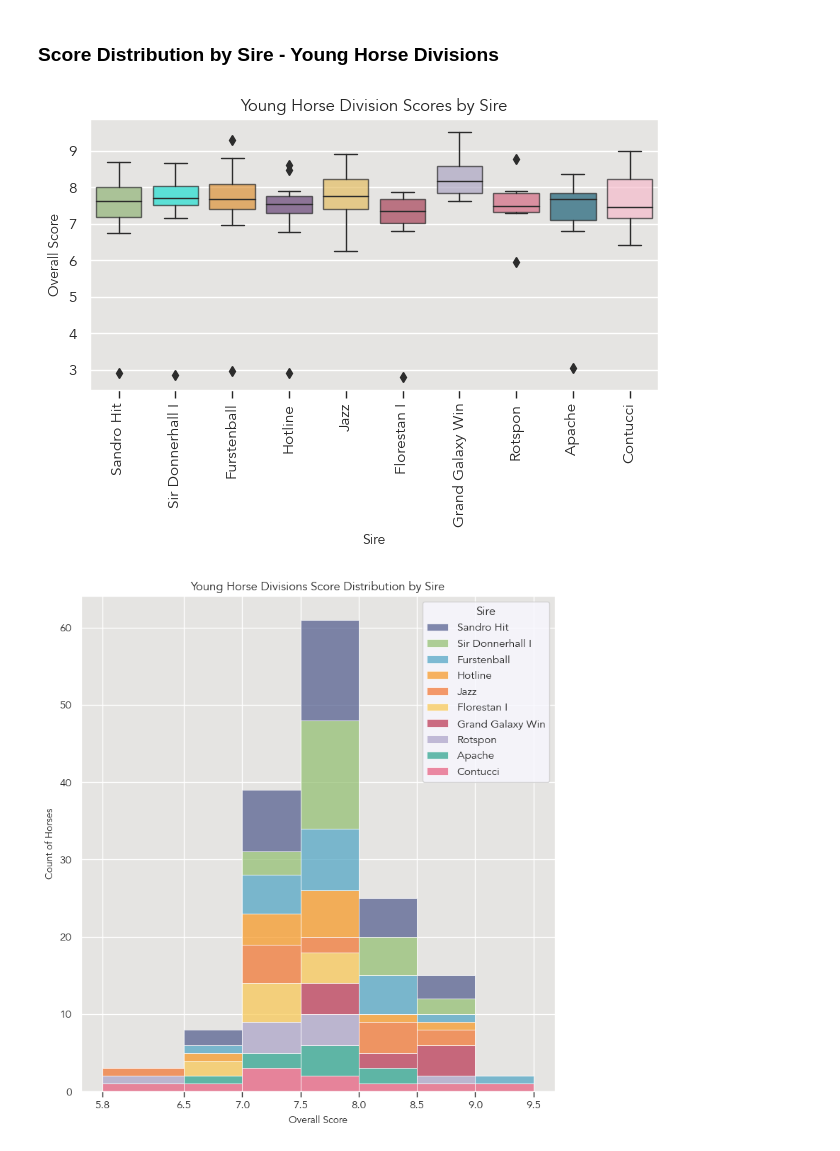
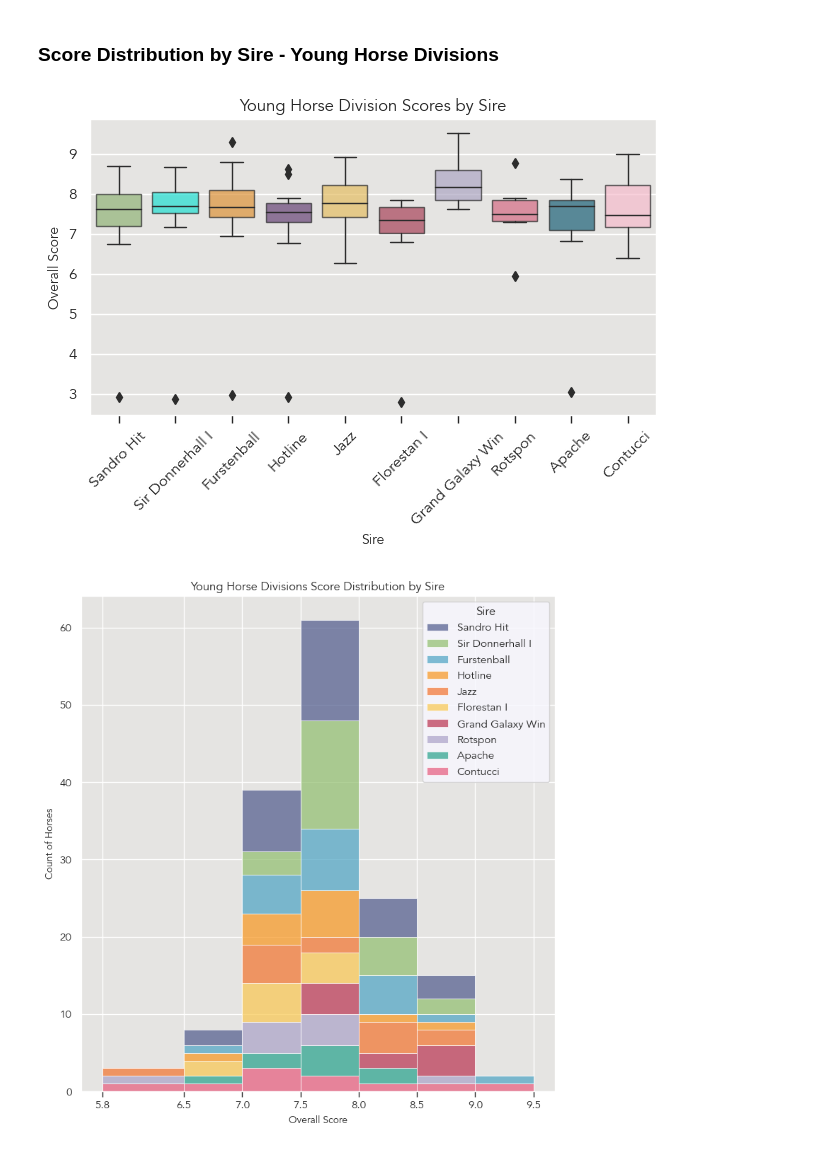
Before and after one commit to siobyrne/young-dressage-horse-program-analysis, a Jupyter notebook: younghorse.ipynb, the cells around one changed output. Saved outputs shown, nothing was run; the diff lists cells and outputs as text; code cells hidden in the pictures.

```diff
--- a/younghorse.ipynb
+++ b/younghorse.ipynb
@@ -1044,35 +1042,35 @@ yh_sire_scores= pd.merge(yh_sire_score_counts, yh_sire_scores)
 # get the sires with 8 or more scores
 yh_sire_scores = yh_sire_scores.loc[(yh_sire_scores['Score Count'] >= 10)]
 
 # calculate IQR for column OverallScore
 Q1 = yh_sire_scores['OverallScore'].quantile(0.25)
 Q3 = yh_sire_scores['OverallScore'].quantile(0.75)
 IQR = Q3 - Q1
 
 # create boxplot to visualize outliers
 sns.boxplot(data=yh_sire_scores, x='Sire', y='OverallScore', palette=color_palette_10, boxprops=dict(alpha=0.7))
 
 # add title and ylabel
 plt.title('Young Horse Division Scores by Sire')
 plt.ylabel('Overall Score')
 
 # rotate xticks
-plt.xticks(rotation=90)
+plt.xticks(rotation=45)
 
 # save and show figure
 plt.tight_layout()
 plt.savefig('images/yh-score-by-sire-boxplot.png')
 plt.show()
 
 # identify outliers
 threshold = 1.5
 outliers = yh_sire_scores[(yh_sire_scores['OverallScore'] < Q1 - threshold * IQR) | (yh_sire_scores['OverallScore'] > Q3 + threshold * IQR)]
 #print(outliers.to_markdown())
 
 # drop the outliers that are the result of horses participating in only one half of the competition, resulting in an artificially low score
 yh_sire_scores = yh_sire_scores.drop(yh_sire_scores[yh_sire_scores['OverallScore'] <= 5.7].index)
 # %% [output]
-[figure, old version]
+[figure, new version]
 # %%
 # create histogram of scores by sire for the Young Horse divisions
 
```
Also changed, not shown: parts of 10 cells of this notebook, 12 other files.
